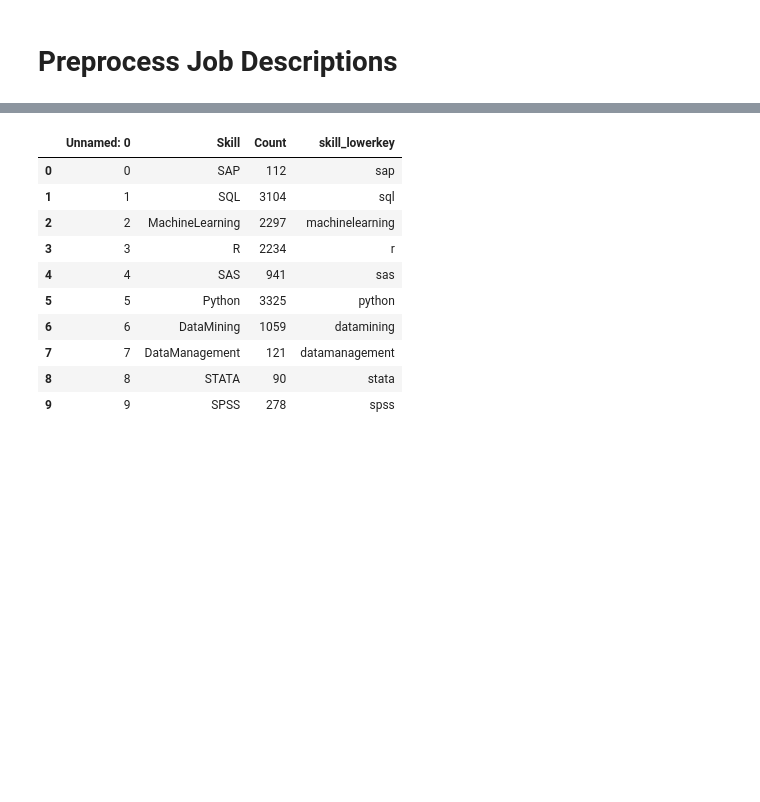
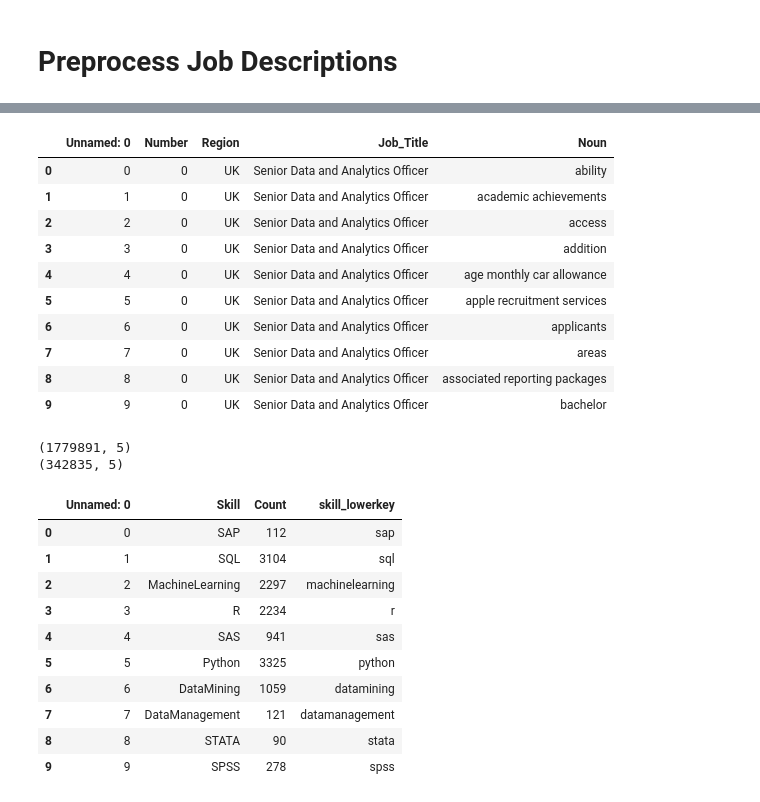
Before and after one commit to milazudina/ds4a_team36, a Jupyter notebook: extract_skills.ipynb, the cells around one changed output, grey strips where cells are left out. Cells and saved outputs as stored; diff of their text form; code cells hidden in the pictures; blank space fills up the shorter version.

```diff
--- a/extract_skills.ipynb
+++ b/extract_skills.ipynb
@@ -204,10 +130,32 @@ for i in range(0, df.shape[1]):
+# %%
+all_nouns = pd.read_csv('all_nouns_2021-10-18.csv')
+
+all_nouns.head(10)
+
+#all_nouns.to_csv("all_nouns_2021-10-18.csv")
+# %% [output]
+|  | Unnamed: 0 | Number | Region | Job_Title | Noun |
+| 0 | 0 | 0 | UK | Senior Data and Analytics Officer | ability |
+| 1 | 1 | 0 | UK | Senior Data and Analytics Officer | academic achievements |
+| 2 | 2 | 0 | UK | Senior Data and Analytics Officer | access |
+| 3 | 3 | 0 | UK | Senior Data and Analytics Officer | addition |
+| 4 | 4 | 0 | UK | Senior Data and Analytics Officer | age monthly car allowance |
+| 5 | 5 | 0 | UK | Senior Data and Analytics Officer | apple recruitment services |
+| 6 | 6 | 0 | UK | Senior Data and Analytics Officer | applicants |
+| 7 | 7 | 0 | UK | Senior Data and Analytics Officer | areas |
+| 8 | 8 | 0 | UK | Senior Data and Analytics Officer | associated reporting packages |
+| 9 | 9 | 0 | UK | Senior Data and Analytics Officer | bachelor |
 # %%
 all_nouns_unique = all_nouns.drop_duplicates(subset="Noun")
 patterns_to_exclude = ['@','www']
 pattern = '|'.join(patterns_to_exclude)
-all_nouns_unique = all_nouns_unique[~all_nouns_unique["Noun"].str.contains(pattern)]
+all_nouns_unique = all_nouns_unique[~all_nouns_unique["Noun"].str.contains(pattern, na=False)]
+print(all_nouns.shape)
 print(all_nouns_unique.shape)
 #all_nouns_unique.tail(30)
+# %% [output]
+(1779891, 5)
+(342835, 5)
 # %%
 all_nouns_unique.to_csv("all_nouns_unique_20211009.csv")
 all_nouns.to_csv("all_nouns_20211009.csv")
```
Also changed, not shown: parts of 8 cells of this notebook.
